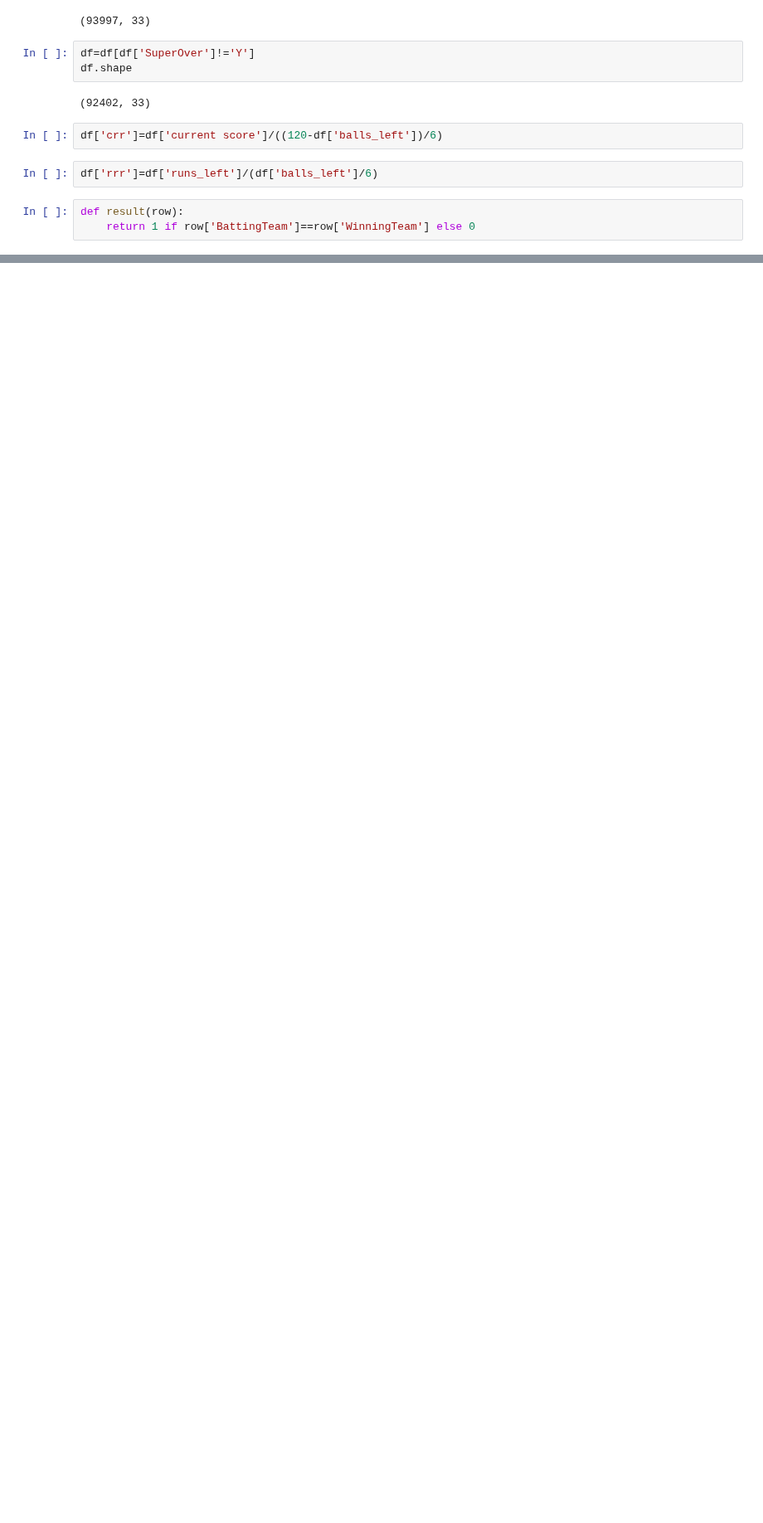
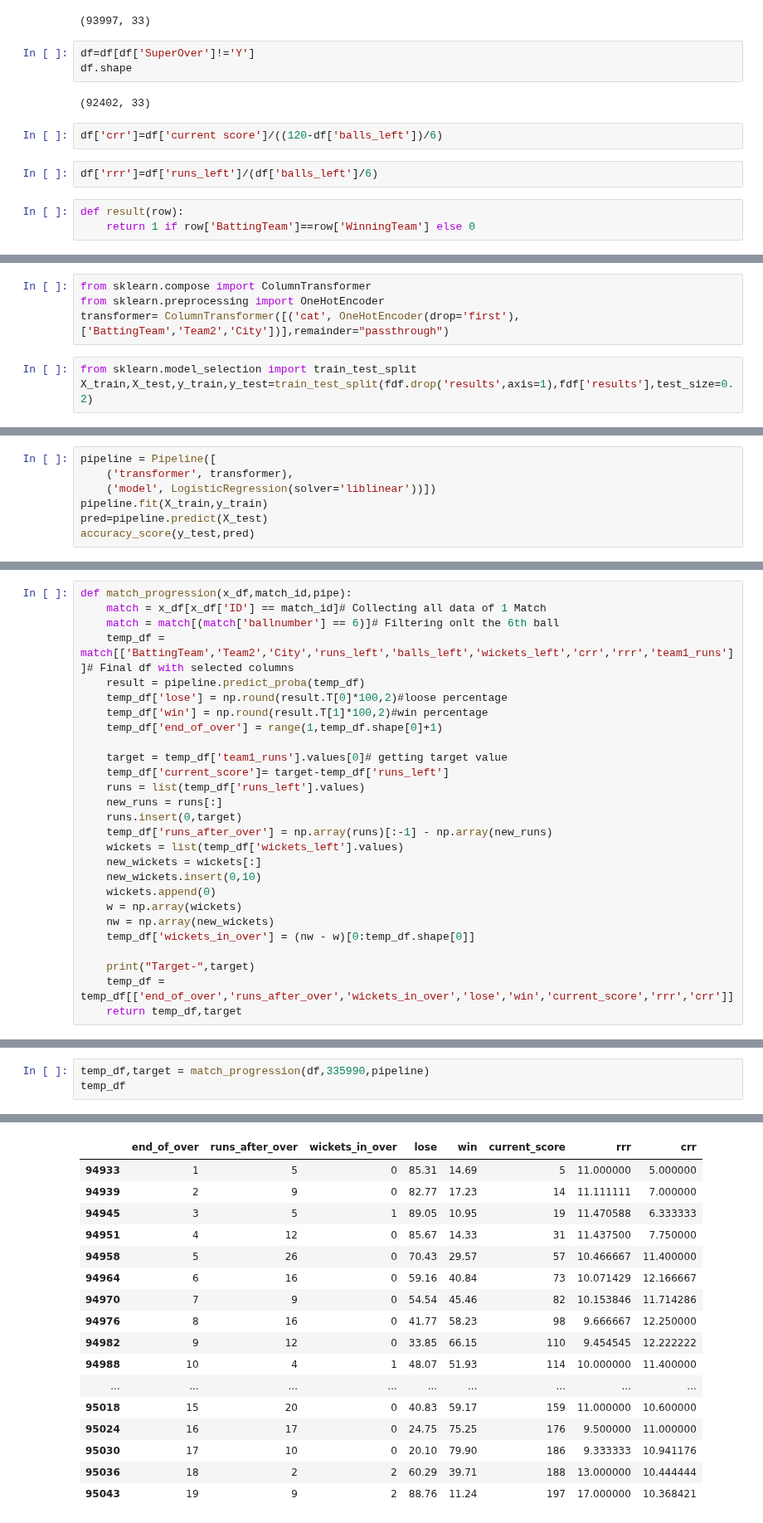
Before and after one commit to bainskarman/projects, a Jupyter notebook: IPL Winner Prediction/notebook.ipynb, the cells around one changed output, grey strips where cells are left out. Shown at 83% size. Saved outputs shown, nothing was run; the diff lists cells and outputs as text; blank space fills up the shorter version.

```diff
--- a/IPL Winner Prediction/notebook.ipynb
+++ b/IPL Winner Prediction/notebook.ipynb
@@ -323,0 +352,7 @@ df=df.sample(df.shape[0])
+# %%
+from sklearn.compose import ColumnTransformer
+from sklearn.preprocessing import OneHotEncoder
+transformer= ColumnTransformer([('cat', OneHotEncoder(drop='first'),['BattingTeam','Team2','City'])],remainder="passthrough")
+# %%
+from sklearn.model_selection import train_test_split
+X_train,X_test,y_train,y_test=train_test_split(fdf.drop('results',axis=1),fdf['results'],test_size=0.2)
@@ -323,0 +363,7 @@ df=df.sample(df.shape[0])
+# %%
+pipeline = Pipeline([
+    ('transformer', transformer),
+    ('model', LogisticRegression(solver='liblinear'))])
+pipeline.fit(X_train,y_train)
+pred=pipeline.predict(X_test)
+accuracy_score(y_test,pred)
@@ -341,0 +396,27 @@ from sklearn.model_selection import train_test_split
+# %%
+def match_progression(x_df,match_id,pipe):
+    match = x_df[x_df['ID'] == match_id]# Collecting all data of 1 Match
+    match = match[(match['ballnumber'] == 6)]# Filtering onlt the 6th ball
+    temp_df = match[['BattingTeam','Team2','City','runs_left','balls_left','wickets_left','crr','rrr','team1_runs']]# Final df with selected columns
+    result = pipeline.predict_proba(temp_df)
+    temp_df['lose'] = np.round(result.T[0]*100,2)#loose percentage
+    temp_df['win'] = np.round(result.T[1]*100,2)#win percentage
+    temp_df['end_of_over'] = range(1,temp_df.shape[0]+1)
+
+    target = temp_df['team1_runs'].values[0]# getting target value
+    temp_df['current_score']= target-temp_df['runs_left']
+    runs = list(temp_df['runs_left'].values)
+    new_runs = runs[:]
+    runs.insert(0,target)
+    temp_df['runs_after_over'] = np.array(runs)[:-1] - np.array(new_runs)
+    wickets = list(temp_df['wickets_left'].values)
+    new_wickets = wickets[:]
+    new_wickets.insert(0,10)
+    wickets.append(0)
+    w = np.array(wickets)
+    nw = np.array(new_wickets)
+    temp_df['wickets_in_over'] = (nw - w)[0:temp_df.shape[0]]
+
+    print("Target-",target)
+    temp_df = temp_df[['end_of_over','runs_after_over','wickets_in_over','lose','win','current_score','rrr','crr']]
+    return temp_df,target
@@ -341,0 +425,4 @@ from sklearn.model_selection import train_test_split
+# %%
+temp_df,target = match_progression(df,335990,pipeline)
+temp_df
+# %% [output]
@@ -341,0 +430,17 @@ from sklearn.model_selection import train_test_split
+|  | end_of_over | runs_after_over | wickets_in_over | lose | win | current_score | rrr | crr |
+| 94933 | 1 | 5 | 0 | 85.31 | 14.69 | 5 | 11.000000 | 5.000000 |
+| 94939 | 2 | 9 | 0 | 82.77 | 17.23 | 14 | 11.111111 | 7.000000 |
+| 94945 | 3 | 5 | 1 | 89.05 | 10.95 | 19 | 11.470588 | 6.333333 |
+| 94951 | 4 | 12 | 0 | 85.67 | 14.33 | 31 | 11.437500 | 7.750000 |
+| 94958 | 5 | 26 | 0 | 70.43 | 29.57 | 57 | 10.466667 | 11.400000 |
+| 94964 | 6 | 16 | 0 | 59.16 | 40.84 | 73 | 10.071429 | 12.166667 |
+| 94970 | 7 | 9 | 0 | 54.54 | 45.46 | 82 | 10.153846 | 11.714286 |
+| 94976 | 8 | 16 | 0 | 41.77 | 58.23 | 98 | 9.666667 | 12.250000 |
+| 94982 | 9 | 12 | 0 | 33.85 | 66.15 | 110 | 9.454545 | 12.222222 |
+| 94988 | 10 | 4 | 1 | 48.07 | 51.93 | 114 | 10.000000 | 11.400000 |
+| ... | ... | ... | ... | ... | ... | ... | ... | ... |
+| 95018 | 15 | 20 | 0 | 40.83 | 59.17 | 159 | 11.000000 | 10.600000 |
+| 95024 | 16 | 17 | 0 | 24.75 | 75.25 | 176 | 9.500000 | 11.000000 |
+| 95030 | 17 | 10 | 0 | 20.10 | 79.90 | 186 | 9.333333 | 10.941176 |
+| 95036 | 18 | 2 | 2 | 60.29 | 39.71 | 188 | 13.000000 | 10.444444 |
+| 95043 | 19 | 9 | 2 | 88.76 | 11.24 | 197 | 17.000000 | 10.368421 |
```
Also changed, not shown: parts of 11 cells of this notebook.
